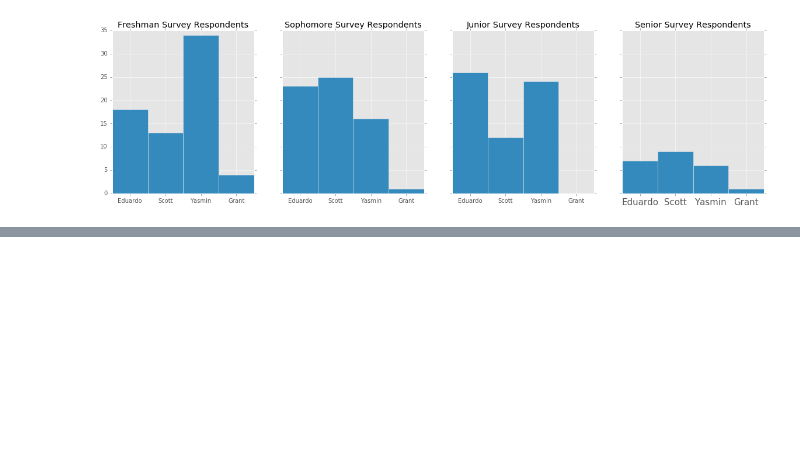
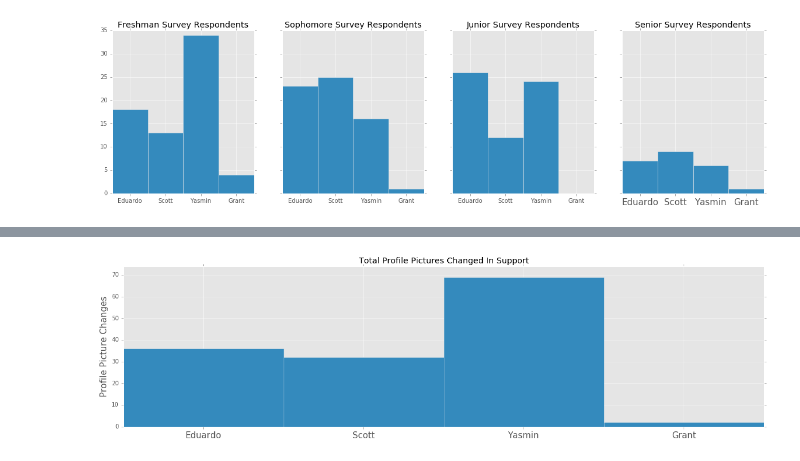
Before and after one commit to HarvardOpenData/sixteenthirtysix, a Jupyter notebook: Data Analysis.ipynb, the cells around one changed output, grey strips where cells are left out. Drawn from its saved outputs; the diff is of its cells as text; code cells hidden in the pictures; blank space fills up the shorter version.

```diff
--- a/Data Analysis.ipynb
+++ b/Data Analysis.ipynb
@@ -109,3 +102,9 @@ plt.show()
+# %%
+# Number of people who changed profile pictures
+pro_pic_changes = [36, 32, 69, 2]
+plot_data (pro_pic_changes, "Total Profile Pictures Changed In Support", "Profile Picture Changes")
+# %% [output]
+[figure, added]
 # %%
 # UC Representative support
 uc_likes = [8, 11, 10, 0]
```
Also changed, not shown: parts of 16 cells of this notebook.
